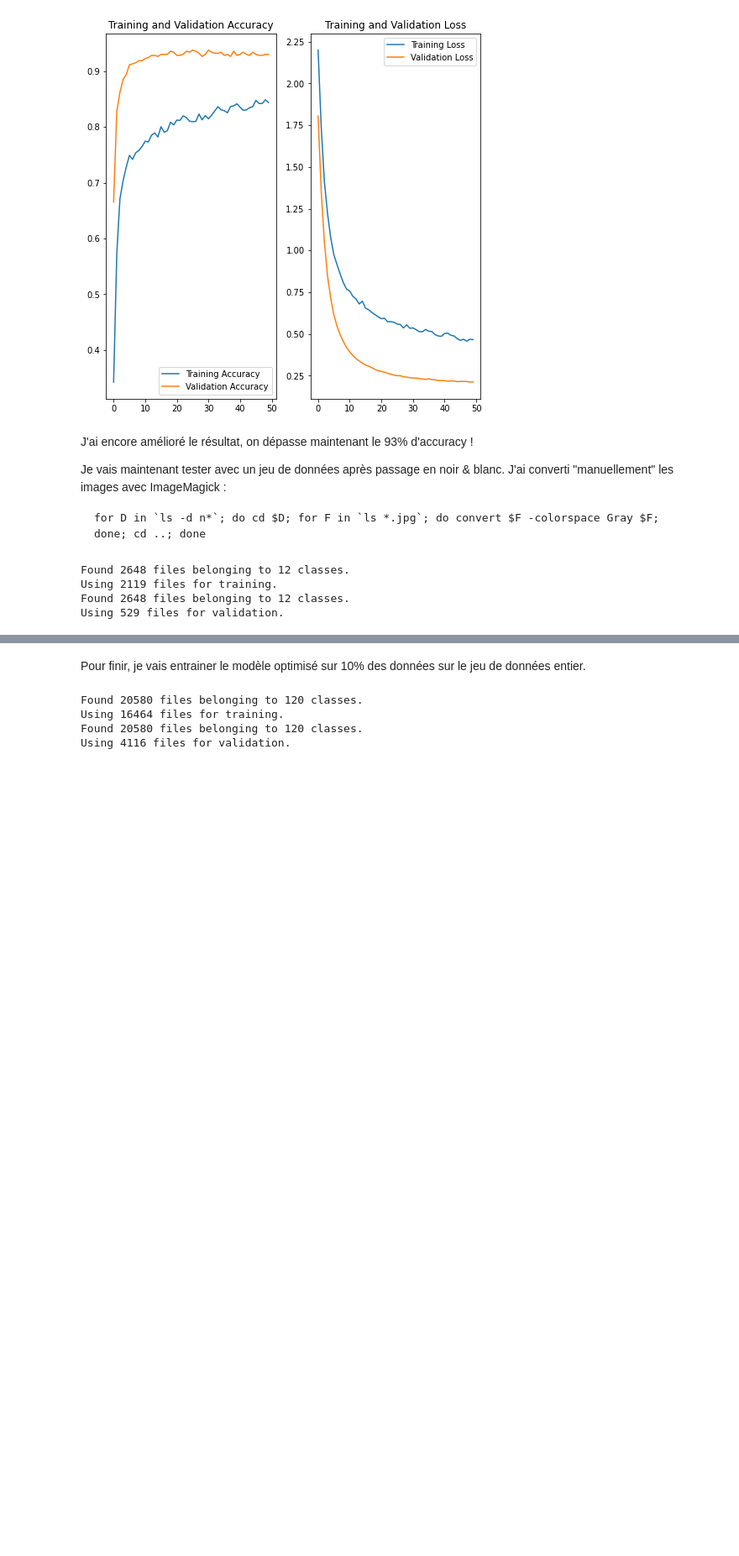
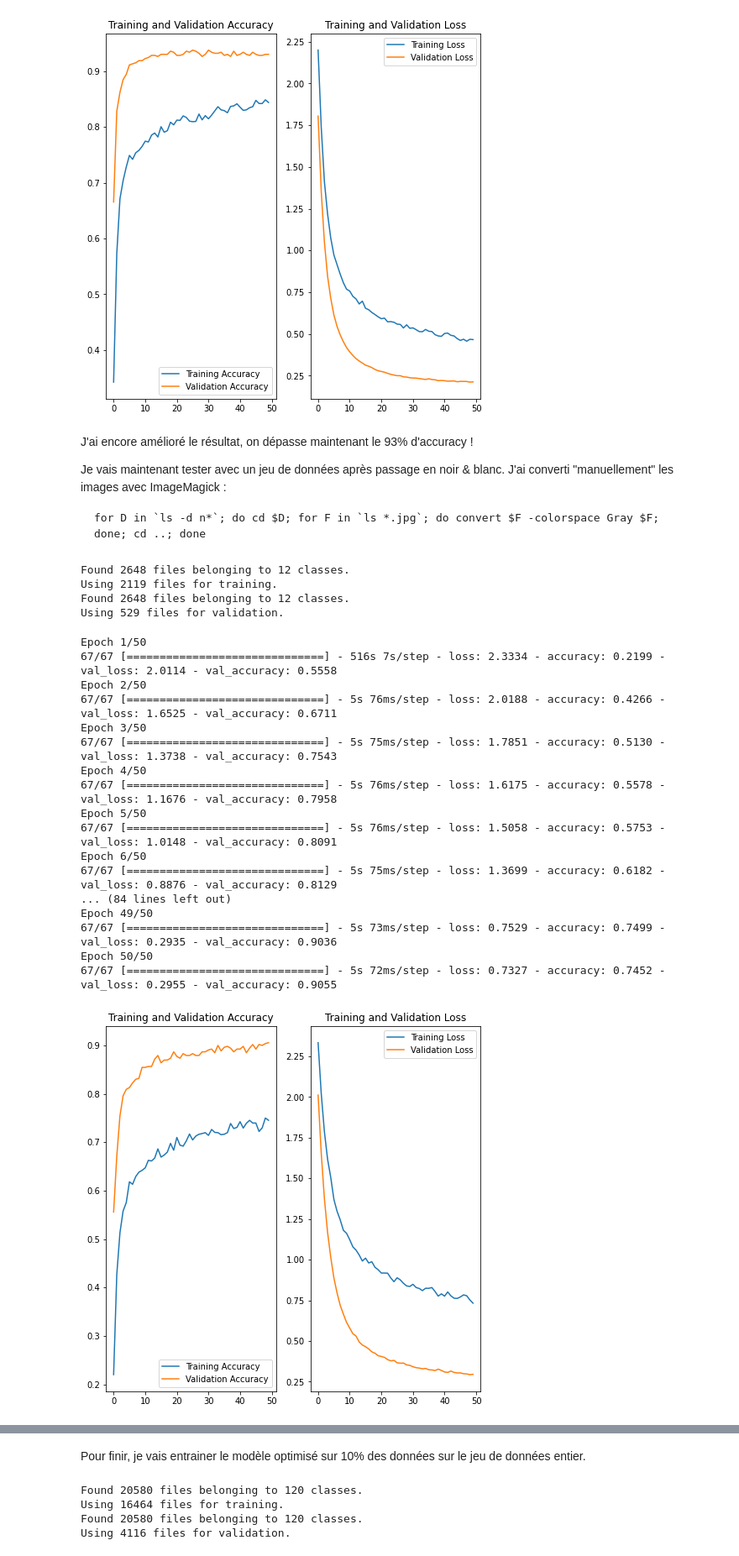
Before and after one commit to JulienGremillot/OpenClassrooms_Ingenieur_Machine_Learning, a Jupyter notebook: Classez des images à l'aide d'algorithmes de Deep Learning/Classez_des_images_à_l'aide_d'algorithmes_de_Deep_Learning_2.ipynb, the cells around one changed output, grey strips where cells are left out. Shown at 84% size. Drawn from its saved outputs; the diff is of its cells as text; code cells hidden in the pictures; blank space fills up the shorter version.

```diff
--- a/Classez des images à l'aide d'algorithmes de Deep Learning/Classez_des_images_à_l'aide_d'algorithmes_de_Deep_Learning_2.ipynb
+++ b/Classez des images à l'aide d'algorithmes de Deep Learning/Classez_des_images_à_l'aide_d'algorithmes_de_Deep_Learning_2.ipynb
@@ -716,3 +716,44 @@ Found 2648 files belonging to 12 classes.
 Using 2119 files for training.
 Found 2648 files belonging to 12 classes.
 Using 529 files for validation.
+# %%
+base_model = EfficientNetB0(include_top=False, weights='imagenet',
+                            input_shape=(height, width, 3),
+                            classes=nb_classes)
+base_model.trainable = False
+inputs = Input(shape=(height, width, 3))
+x = data_augmentation(inputs)
+x = base_model(x, training=False)
+x = GlobalAveragePooling2D()(x)
+x = Dropout(0.2)(x)
+class1 = Dense(1920, activation='relu')(x)
+outputs = Dense(nb_classes, activation='softmax')(class1)
+model_opt_augmented_bw = Model(inputs, outputs)
+model_opt_augmented_bw.compile(optimizer=SGD(learning_rate=0.006348644869799218),
+              loss=SparseCategoricalCrossentropy(),
+              metrics=['accuracy'])
+history_efficientnet_12_bw = model_opt_augmented_bw.fit(
+  train_12_bw,
+  validation_data=val_12_bw,
+  epochs=50
+)
+show_perfs(history_efficientnet_12_bw, 50)
+# %% [output]
+Epoch 1/50
+67/67 [==============================] - 516s 7s/step - loss: 2.3334 - accuracy: 0.2199 - val_loss: 2.0114 - val_accuracy: 0.5558
+Epoch 2/50
+67/67 [==============================] - 5s 76ms/step - loss: 2.0188 - accuracy: 0.4266 - val_loss: 1.6525 - val_accuracy: 0.6711
+Epoch 3/50
+67/67 [==============================] - 5s 75ms/step - loss: 1.7851 - accuracy: 0.5130 - val_loss: 1.3738 - val_accuracy: 0.7543
+Epoch 4/50
+67/67 [==============================] - 5s 76ms/step - loss: 1.6175 - accuracy: 0.5578 - val_loss: 1.1676 - val_accuracy: 0.7958
+Epoch 5/50
+67/67 [==============================] - 5s 76ms/step - loss: 1.5058 - accuracy: 0.5753 - val_loss: 1.0148 - val_accuracy: 0.8091
+Epoch 6/50
+67/67 [==============================] - 5s 75ms/step - loss: 1.3699 - accuracy: 0.6182 - val_loss: 0.8876 - val_accuracy: 0.8129
+... (84 lines left out)
+Epoch 49/50
+67/67 [==============================] - 5s 73ms/step - loss: 0.7529 - accuracy: 0.7499 - val_loss: 0.2935 - val_accuracy: 0.9036
+Epoch 50/50
+67/67 [==============================] - 5s 72ms/step - loss: 0.7327 - accuracy: 0.7452 - val_loss: 0.2955 - val_accuracy: 0.9055
+[figure, added]
```
Also changed, not shown: parts of 4 cells of this notebook.
